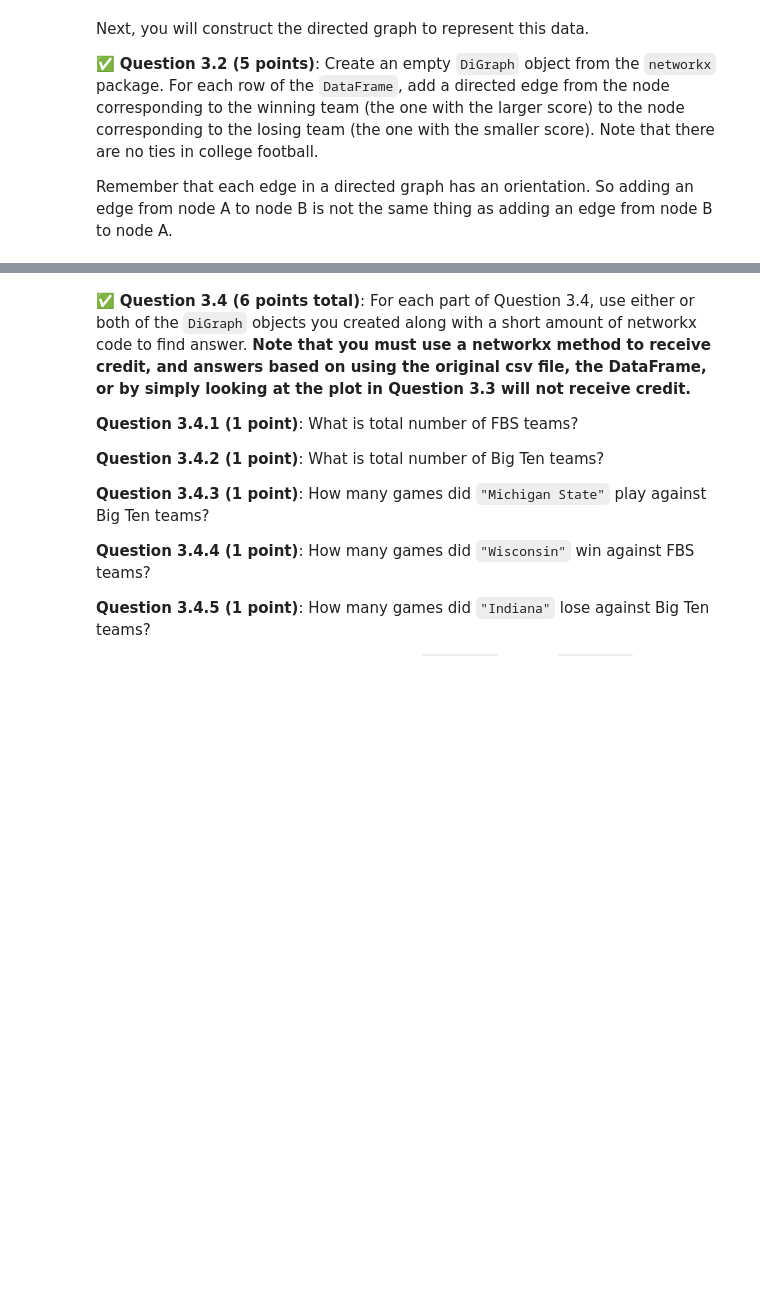
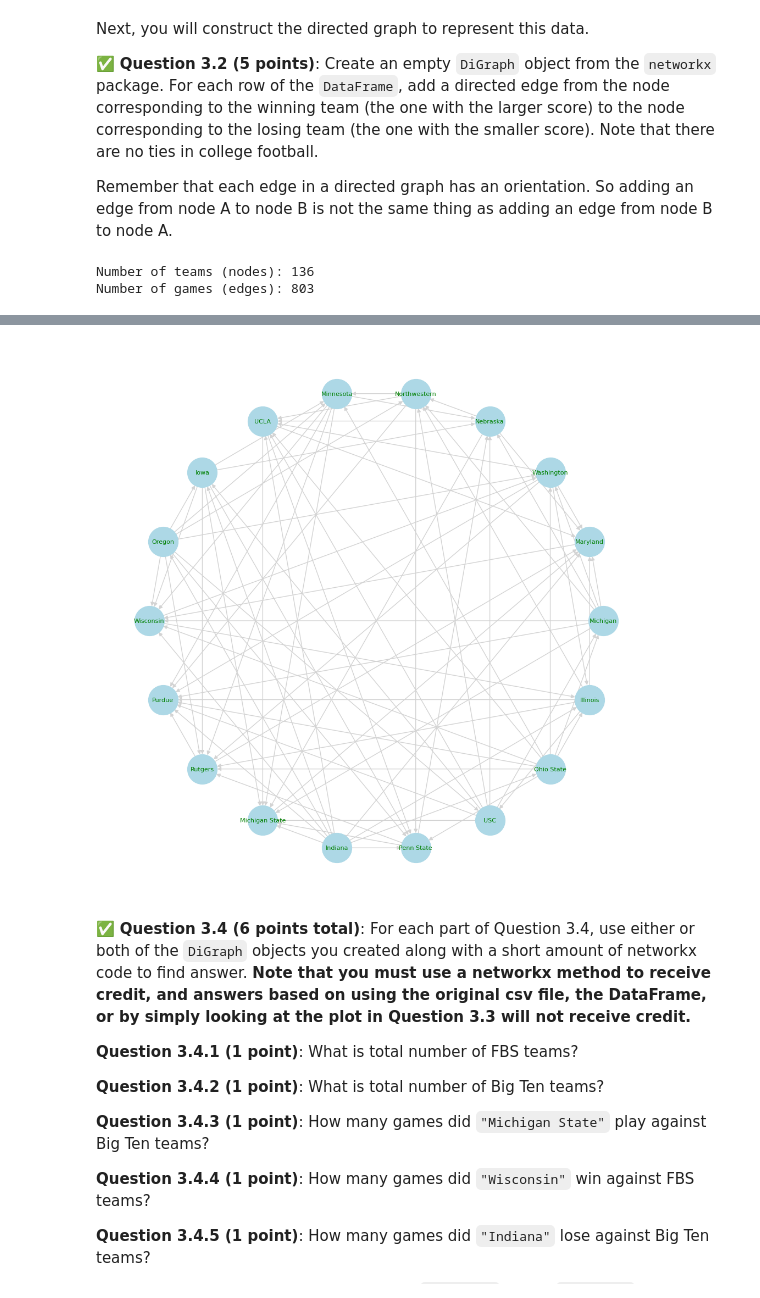
Before and after one commit to johnsje6/CMSE202-s26-turnin, a Jupyter notebook: hw-02/HW-02_ABMandGraphTheory-STUDENT.ipynb, the cells around one changed output, grey strips where cells are left out. Saved outputs shown, nothing was run; the diff lists cells and outputs as text; code cells hidden in the pictures; blank space fills up the shorter version.

```diff
--- a/hw-02/HW-02_ABMandGraphTheory-STUDENT.ipynb
+++ b/hw-02/HW-02_ABMandGraphTheory-STUDENT.ipynb
@@ -609,3 +609,9 @@ Each row contains data from one game between two FBS teams. The first and third
 **Do This:** Load the data in this file into a `Pandas` `DataFrame`, and **give the columns appropriate titles**.  Print how many games are summarized in this dataset?  And, Display the first few and last few rows of the `DataFrame`.
 # %%
 # Put your code for Question 3.1 here and print the number of games in the dataset!
+import pandas as pd
+NCAA = pd.read_csv("NCAAFootballScores2025.csv", header=None)
+NCAA.columns = ["Home Team", "Home Score", "Away Team", "Away Score"]
+
+print("Number of games:", len(NCAA))
+NCAA.head()
@@ -617,6 +631,28 @@ Next, you will construct the directed graph to represent this data.
 Remember that each edge in a directed graph has an orientation. So adding an edge from node A to node B is not the same thing as adding an edge from node B to node A.
 # %%
 # Put your code for Question 3.2 here:
+import networkx as nx
+
+# create empty directed graph
+G = nx.DiGraph()
+
+# loop through each game
+for index, row in NCAA.iterrows():
+    home_team = row["Home Team"]
+    home_score = row["Home Score"]
+    away_team = row["Away Team"]
+    away_score = row["Away Score"]
+
+    if home_score > away_score:
+        G.add_edge(home_team, away_team)
+    else:
+        G.add_edge(away_team, home_team)
+
+print("Number of teams (nodes):", G.number_of_nodes())
+print("Number of games (edges):", G.number_of_edges())
+# %% [output]
+Number of teams (nodes): 136
+Number of games (edges): 803
 # %% [markdown]
 This graph has over 100 nodes and hundreds of edges, so it will be hard to look at the entire graph at once. But we can construct and display a small subgraph of the entire directed graph.
 
@@ -631,9 +667,28 @@ If you do this part correctly, you should get something that looks like this:<br
 # %%
 # Put your code for Question 3.3 here:
 Big_Ten_Teams = ["Illinois","Indiana","Iowa","Maryland","Michigan State",
                  "Michigan","Minnesota","Nebraska","Northwestern",
                  "Ohio State","Oregon","Penn State","Purdue","Rutgers",
-                 "UCLA","USC","Washington","Wisconsin"]
+                  "UCLA","USC","Washington","Wisconsin"]
+
+G_big10 = G.subgraph(Big_Ten_Teams)
+pos = nx.circular_layout(G_big10)
+
+plt.figure(figsize=(10,10))
+nx.draw(
+    G_big10,
+    pos,
+    with_labels=True,
+    node_color="lightblue",
+    edge_color="lightgray",
+    font_color="green",
+    node_size=1500,
+    font_size=8
+)
+
+plt.show()
+# %% [output]
+[figure, added]
 # %% [markdown]
 &#9989;  **Question 3.4 (6 points total)**: For each part of Question 3.4, use either or both of the `DiGraph` objects you created along with a short amount of networkx code to find answer. **Note that you must use a networkx method to receive credit, and answers based on using the original csv file, the DataFrame, or by simply looking at the plot in Question 3.3 will not receive credit.**
 
```
Also changed, not shown: parts of 12 cells of this notebook, 1 other file.
